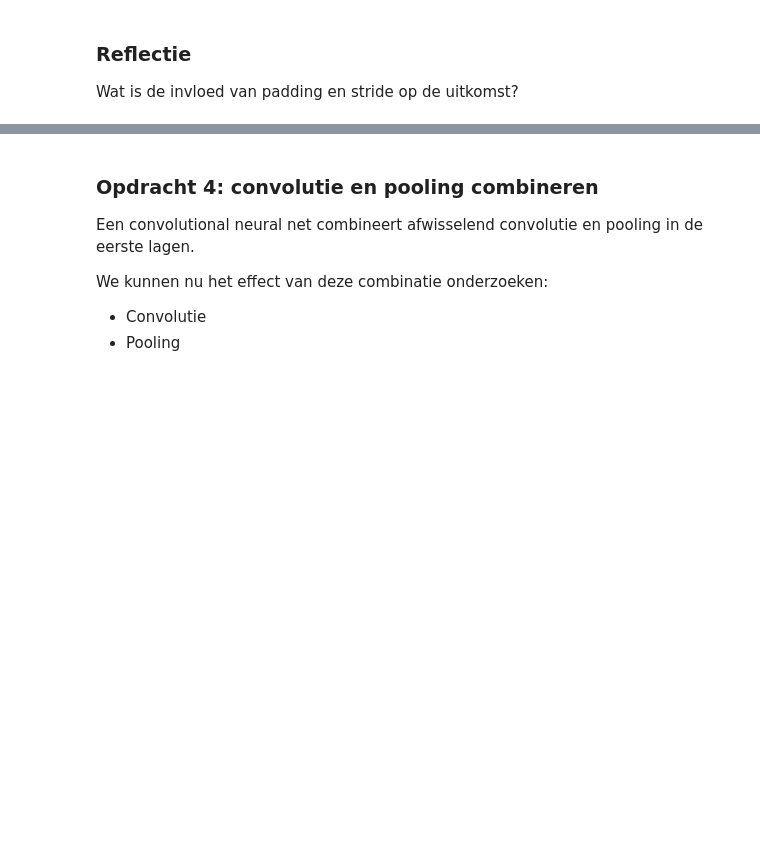
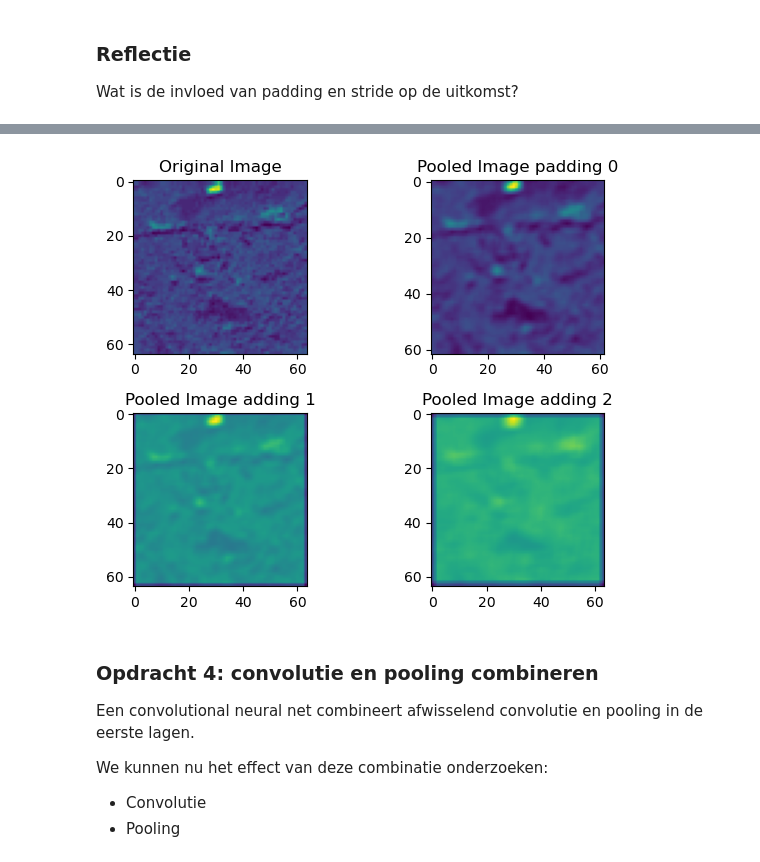
Before and after one commit to ArachDyrr/Make_AI_Work_3, a Jupyter notebook: practica/01. Beeldherkenning/Practicum/image_procssing/pytorch/convolution-neural-net-practicum2.ipynb, the cells around one changed output, grey strips where cells are left out. Cells and saved outputs as stored; diff of their text form; code cells hidden in the pictures; blank space fills up the shorter version.

```diff
--- a/practica/01. Beeldherkenning/Practicum/image_procssing/pytorch/convolution-neural-net-practicum2.ipynb
+++ b/practica/01. Beeldherkenning/Practicum/image_procssing/pytorch/convolution-neural-net-practicum2.ipynb
@@ -233,0 +300,77 @@ Wat is de invloed van padding en stride op de uitkomst?
+# %%
+# when adding the padding it should be at most half the kernel size
+# bij het plotten van de afbeeldingen gebeurt er iets geks, de grijswaardes in het midden van de afbeelding worden lichter afgebeeld doordat de buitenrand zo extreen donker is.
+
+
+#    - Zet de afbeelding om naar een tensor
+LOCATION = forestDirectory
+IMPORTPATH = f'{LOCATION}/{random.choice(listdir(forestDirectory))}'
+industrial = torchvision.io.read_image(IMPORTPATH, mode=ImageReadMode.GRAY).to(torch.float32)
+print(f'the image dtype = {industrial.dtype}, its shape = {industrial.shape}')
+
+kernel0 = 3
+kernel1 = 3
+kernel2 = 5
+
+stride0 = 1
+stride1 = 1
+stride2 = 1
+
+padding0 = 0
+padding1 = 1
+padding2 = 2
+
+
+#    - Kies een 3x3 kernel en een stride van 1
+industrialPooled = nn.AvgPool2d(kernel_size=(kernel0), stride=stride0, padding=padding0)(industrial)
+
+#    - Kies een 3x3 kernel en een stride van 1
+industrialPooled1 = nn.AvgPool2d(kernel_size=(kernel1), stride=stride1, padding=padding1)(industrial)
+
+#    - Kies een 3x3 kernel en een stride van 1
+industrialPooled2 = nn.AvgPool2d(kernel_size=(kernel2), stride=stride2, padding=padding2)(industrial)
+
+#    - Plot de afbeelding en de ge-poolde afbeelding
+
+# Set the savefig.bbox parameter to 'tight'
+plt.rcParams["savefig.bbox"] = 'tight'
+
+
+# Remove single-dimensional entries from the shape of the tensors
+img0 = np.squeeze(industrial)
+img1 = np.squeeze(industrialPooled)
+img2 = np.squeeze(industrialPooled1)
+img3 = np.squeeze(industrialPooled2)
+
+# Create a figure with two subplots
+fig, axes = plt.subplots(2, 2)
+print(img0[32][32])
+print()
+print(img1[32][32])
+# Display the original image in the first subplot
+axes[0][0].imshow(img0)  # ,cmap='gray' after the image name to create a greyscale image.
+axes[0][0].set_title('Original Image')
+
+# Display the pooled image in the second subplot
+axes[0][1].imshow(img1)  # ,cmap='gray' after the image name to create a greyscale image.
+axes[0][1].set_title(f'Pooled Image padding {padding0}')
+
+# Display the pooled image in the second subplot
+axes[1][0].imshow(img2)  # ,cmap='gray' after the image name to create a greyscale image.
+axes[1][0].set_title(f'Pooled Image adding {padding1}')
+
+# Display the pooled image in the second subplot
+axes[1][1].imshow(img3)  # ,cmap='gray' after the image name to create a greyscale image.
+axes[1][1].set_title(f'Pooled Image adding {padding2}')
+
+# Adjust spacing between subplots to prevent overlap
+fig.tight_layout()
+
+# Show the plot
+plt
+
+print(img0.mean())
+print(img1.mean())
+print(img2.mean())
+print(img3.mean())
+# %% [output]
@@ -234,3 +385,4 @@ Wat is de invloed van padding en stride op de uitkomst?
+[figure, added]
 # %% [markdown]
 ### Opdracht 4: convolutie en pooling combineren
 
```
Also changed, not shown: parts of 12 cells of this notebook.
